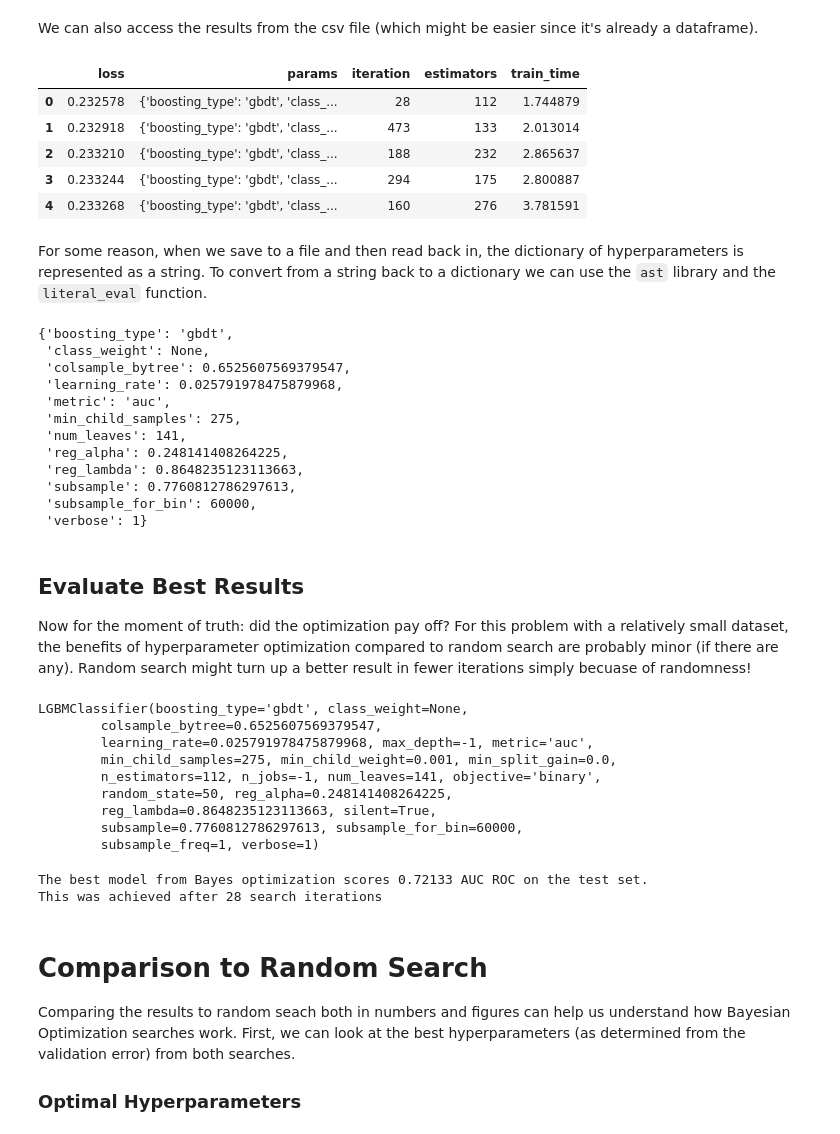
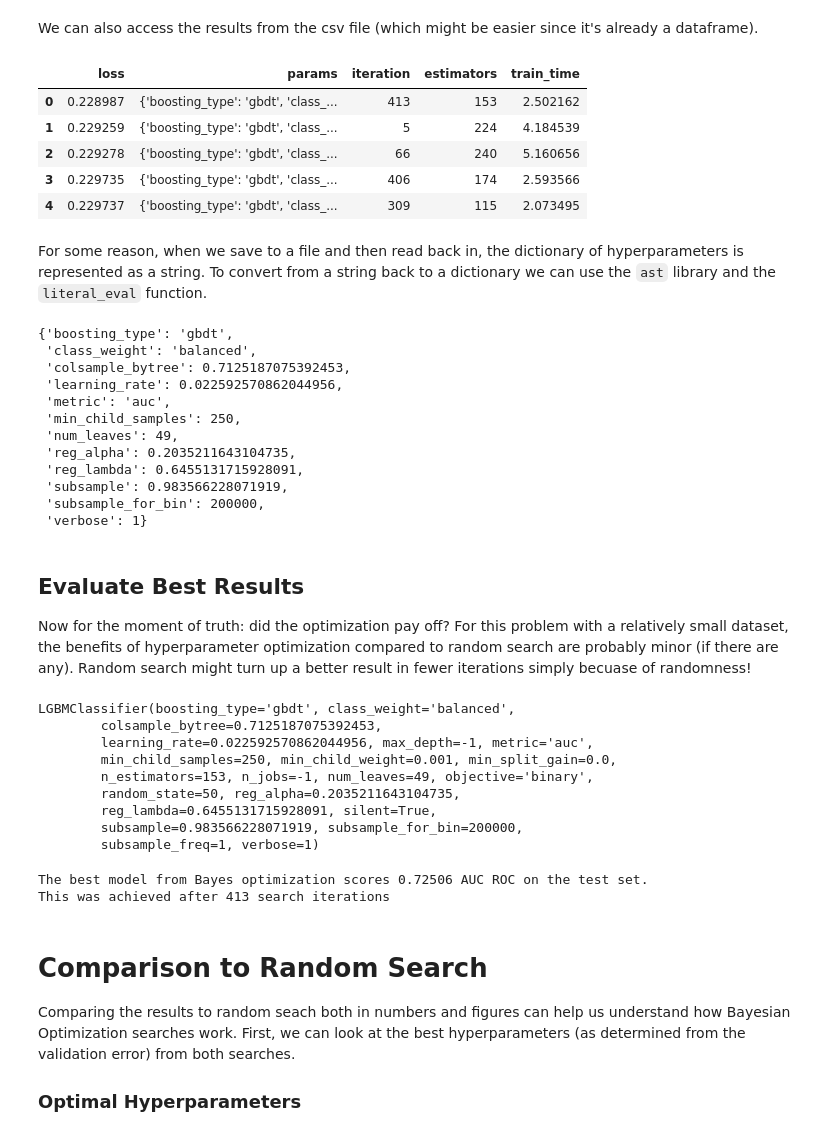
Before and after one commit to WillKoehrsen/hyperparameter-optimization, a Jupyter notebook: Bayesian Hyperparameter Optimization of Gradient Boosting Machine.ipynb, the cells around one changed output. Drawn from its saved outputs; the diff is of its cells as text; code cells hidden in the pictures.

```diff
--- a/Bayesian Hyperparameter Optimization of Gradient Boosting Machine.ipynb
+++ b/Bayesian Hyperparameter Optimization of Gradient Boosting Machine.ipynb
@@ -646,19 +646,19 @@ bayes_trials_results[:2]
 # %% [markdown]
 We can also access the results from the csv file (which might be easier since it's already a dataframe).
 # %%
-results = pd.read_csv('gbm_trials.csv')
+results = pd.read_csv('results/gbm_trials.csv')
 
 # Sort with best scores on top and reset index for slicing
 results.sort_values('loss', ascending = True, inplace = True)
 results.reset_index(inplace = True, drop = True)
 results.head()
 # %% [output]
 |  | loss | params | iteration | estimators | train_time |
-| 0 | 0.232578 | {'boosting_type': 'gbdt', 'class_... | 28 | 112 | 1.744879 |
-| 1 | 0.232918 | {'boosting_type': 'gbdt', 'class_... | 473 | 133 | 2.013014 |
-| 2 | 0.233210 | {'boosting_type': 'gbdt', 'class_... | 188 | 232 | 2.865637 |
-| 3 | 0.233244 | {'boosting_type': 'gbdt', 'class_... | 294 | 175 | 2.800887 |
-| 4 | 0.233268 | {'boosting_type': 'gbdt', 'class_... | 160 | 276 | 3.781591 |
+| 0 | 0.228987 | {'boosting_type': 'gbdt', 'class_... | 413 | 153 | 2.502162 |
+| 1 | 0.229259 | {'boosting_type': 'gbdt', 'class_... | 5 | 224 | 4.184539 |
+| 2 | 0.229278 | {'boosting_type': 'gbdt', 'class_... | 66 | 240 | 5.160656 |
+| 3 | 0.229735 | {'boosting_type': 'gbdt', 'class_... | 406 | 174 | 2.593566 |
+| 4 | 0.229737 | {'boosting_type': 'gbdt', 'class_... | 309 | 115 | 2.073495 |
 # %% [markdown]
 For some reason, when we save to a file and then read back in, the dictionary of hyperparameters is represented as a string. To convert from a string back to a dictionary we can use the `ast` library and the `literal_eval` function.
 # %%
@@ -668,16 +668,16 @@ import ast
 ast.literal_eval(results.loc[0, 'params'])
 # %% [output]
 {'boosting_type': 'gbdt',
- 'class_weight': None,
- 'colsample_bytree': 0.6525607569379547,
- 'learning_rate': 0.025791978475879968,
+ 'class_weight': 'balanced',
+ 'colsample_bytree': 0.7125187075392453,
+ 'learning_rate': 0.022592570862044956,
  'metric': 'auc',
- 'min_child_samples': 275,
- 'num_leaves': 141,
- 'reg_alpha': 0.248141408264225,
- 'reg_lambda': 0.8648235123113663,
- 'subsample': 0.7760812786297613,
- 'subsample_for_bin': 60000,
+ 'min_child_samples': 250,
+ 'num_leaves': 49,
+ 'reg_alpha': 0.2035211643104735,
+ 'reg_lambda': 0.6455131715928091,
+ 'subsample': 0.983566228071919,
+ 'subsample_for_bin': 200000,
  'verbose': 1}
 # %% [markdown]
 ## Evaluate Best Results
@@ -693,14 +693,14 @@ best_bayes_model = lgb.LGBMClassifier(n_estimators=best_bayes_estimators, n_jobs
                                        objective = 'binary', random_state = 50, **best_bayes_params)
 best_bayes_model.fit(features, labels)
 # %% [output]
-LGBMClassifier(boosting_type='gbdt', class_weight=None,
-        colsample_bytree=0.6525607569379547,
-        learning_rate=0.025791978475879968, max_depth=-1, metric='auc',
-        min_child_samples=275, min_child_weight=0.001, min_split_gain=0.0,
-        n_estimators=112, n_jobs=-1, num_leaves=141, objective='binary',
-        random_state=50, reg_alpha=0.248141408264225,
-        reg_lambda=0.8648235123113663, silent=True,
-        subsample=0.7760812786297613, subsample_for_bin=60000,
+LGBMClassifier(boosting_type='gbdt', class_weight='balanced',
+        colsample_bytree=0.7125187075392453,
+        learning_rate=0.022592570862044956, max_depth=-1, metric='auc',
+        min_child_samples=250, min_child_weight=0.001, min_split_gain=0.0,
+        n_estimators=153, n_jobs=-1, num_leaves=49, objective='binary',
+        random_state=50, reg_alpha=0.2035211643104735,
+        reg_lambda=0.6455131715928091, silent=True,
+        subsample=0.983566228071919, subsample_for_bin=200000,
         subsample_freq=1, verbose=1)
 # %%
 # Evaluate on the testing data
@@ -708,8 +708,8 @@ preds = best_bayes_model.predict_proba(test_features)[:, 1]
 print('The best model from Bayes optimization scores {:.5f} AUC ROC on the test set.'.format(roc_auc_score(test_labels, preds)))
 print('This was achieved after {} search iterations'.format(results.loc[0, 'iteration']))
 # %% [output]
-The best model from Bayes optimization scores 0.72133 AUC ROC on the test set.
-This was achieved after 28 search iterations
+The best model from Bayes optimization scores 0.72506 AUC ROC on the test set.
+This was achieved after 413 search iterations
 # %% [markdown]
 # Comparison to Random Search
 
```
Also changed, not shown: parts of 34 cells of this notebook, 4 other files.
